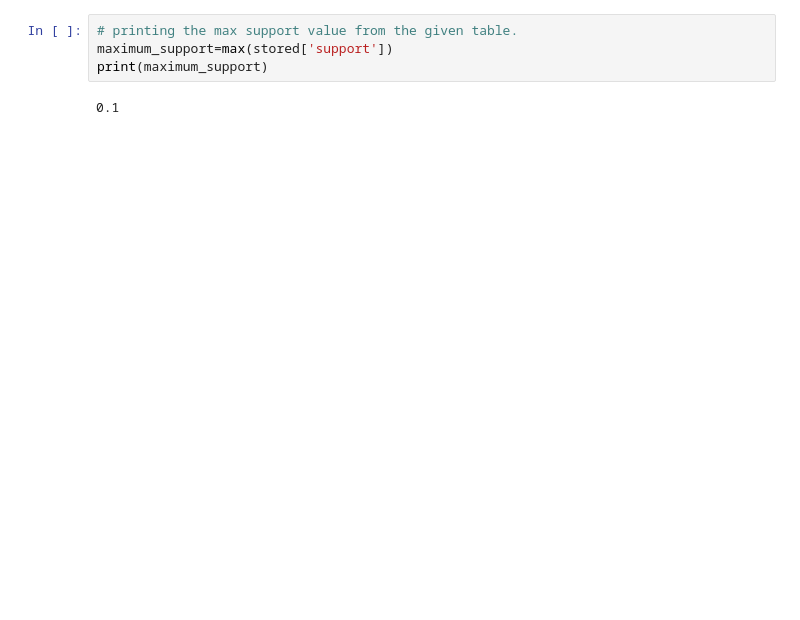
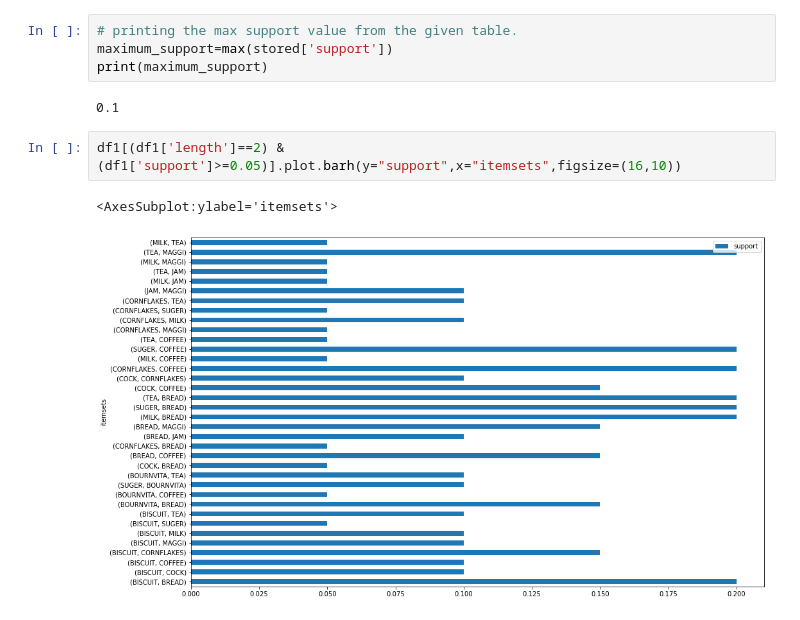
Before and after one commit to rishabh5197/Data-Mining, a Jupyter notebook: Assignment-2/apriori-association-rule.ipynb, the cells around one changed output. Cells and saved outputs as stored; diff of their text form; blank space fills up the shorter version.

```diff
--- a/Assignment-2/apriori-association-rule.ipynb
+++ b/Assignment-2/apriori-association-rule.ipynb
@@ -85,3 +102,8 @@ maximum_support=max(stored['support'])
 print(maximum_support)
 # %% [output]
 0.1
+# %%
+df1[(df1['length']==2) & (df1['support']>=0.05)].plot.barh(y="support",x="itemsets",figsize=(16,10))
+# %% [output]
+<AxesSubplot:ylabel='itemsets'>
+[figure, added]
```
Also changed, not shown: parts of 7 cells of this notebook, 10 other files.
